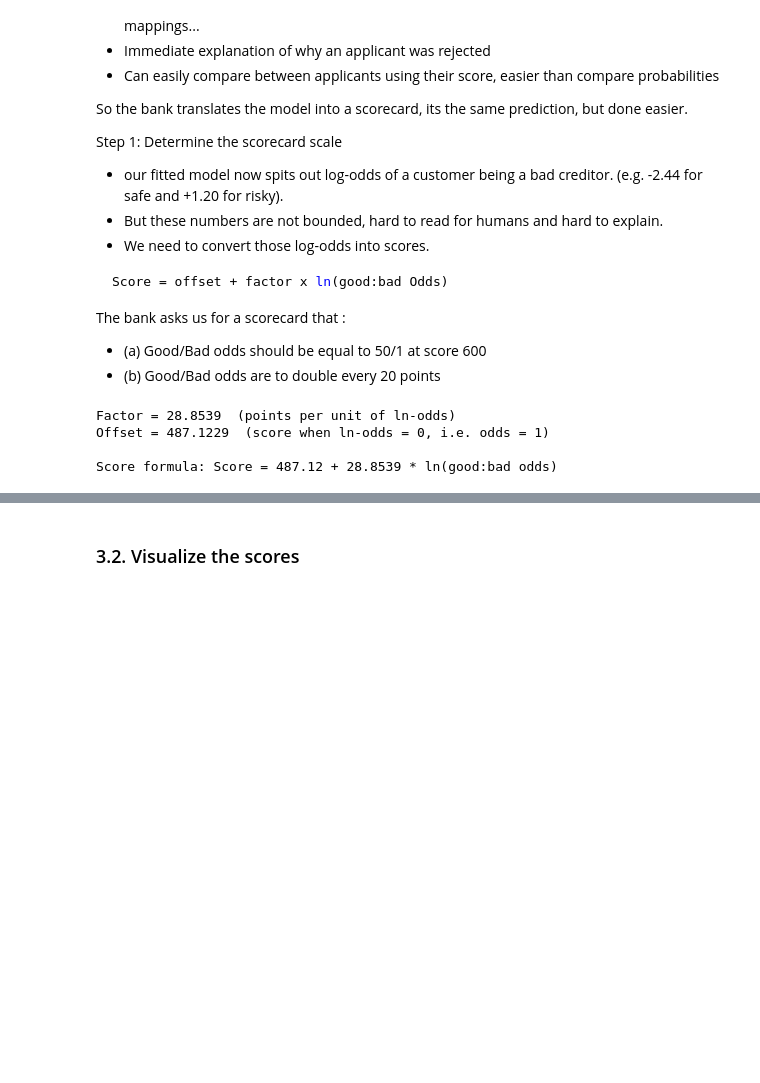
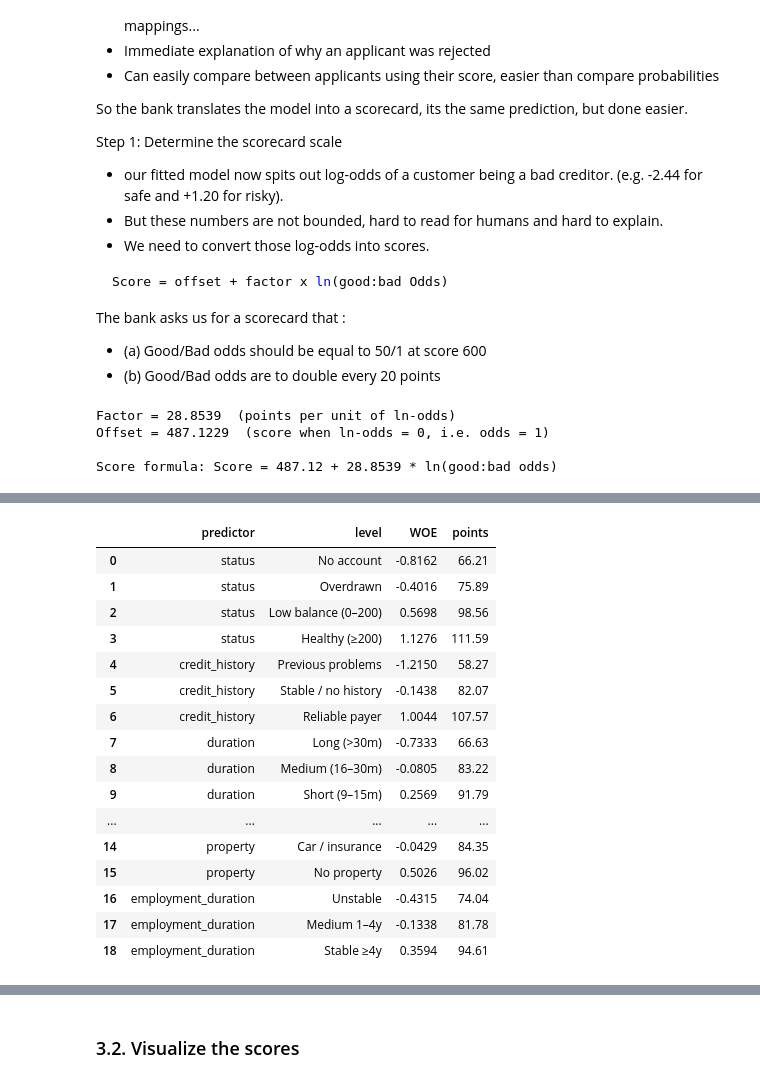
Before and after one commit to Muten-Roshi-Sama/data-science-for-business-KUL, a Jupyter notebook: credit-risk-analysis/A1_Notebook.ipynb, the cells around one changed output, grey strips where cells are left out. Saved outputs shown, nothing was run; the diff lists cells and outputs as text; code cells hidden in the pictures; blank space fills up the shorter version.

```diff
--- a/credit-risk-analysis/A1_Notebook.ipynb
+++ b/credit-risk-analysis/A1_Notebook.ipynb
@@ -1298,2 +1347,18 @@ actual
 # %%
 # Step 4: Calculate points for characteristic levels
+#   Prev step gave us an equation for each customer.
+#   Take the constant terms of this equation, slice it and distribute it to every variable (6).
+
+
+n = len(vars_)                                 # our 6 predictors
+base_slice = (Offset + Factor * b0_good) / n   # floor of each level
+
+print(f"n predictors = {n}")
+print(f"base_slice = (Offset + Factor*b0_good) / n")
+print(f"           = ({Offset:.4f} + {Factor:.4f} * {b0_good:.4f}) / {n}")
+print(f"           = {base_slice:.4f}  points per variable\n")              #
+
+# Sanity: n * base_slice should equal Offset + Factor*b0_good
+print(f"n * base_slice            = {n * base_slice:.4f}")
+print(f"Offset + Factor*b0_good   = {Offset + Factor * b0_good:.4f}")    # 511 is what a customer wit WoE=0 would have ! we just sliced it into 6 parts.
+print(f"(must match)")
@@ -1299,0 +1386,38 @@ actual
+# %%
+# SCORECARD
+rows = []
+for var, beta in zip(vars_, betas_good):
+    tab     = woe_tables[var]
+    lvl_col = "level" if "level" in tab.columns else f"{var}_lvl"
+    for _, r in tab.iterrows():
+        points = base_slice + Factor * beta * r["woe"]
+        rows.append({
+            "predictor": var,
+            "level":     r[lvl_col],
+            "WOE":       round(r["woe"], 4),
+            "points":    round(points, 2),
+        })
+
+scorecard = pd.DataFrame(rows)
+display(scorecard)
+
+
+# swing of each variable
+# %% [output]
+|  | predictor | level | WOE | points |
+| 0 | status | No account | -0.8162 | 66.21 |
+| 1 | status | Overdrawn | -0.4016 | 75.89 |
+| 2 | status | Low balance (0–200) | 0.5698 | 98.56 |
+| 3 | status | Healthy (≥200) | 1.1276 | 111.59 |
+| 4 | credit_history | Previous problems | -1.2150 | 58.27 |
+| 5 | credit_history | Stable / no history | -0.1438 | 82.07 |
+| 6 | credit_history | Reliable payer | 1.0044 | 107.57 |
+| 7 | duration | Long (>30m) | -0.7333 | 66.63 |
+| 8 | duration | Medium (16–30m) | -0.0805 | 83.22 |
+| 9 | duration | Short (9–15m) | 0.2569 | 91.79 |
+| ... | ... | ... | ... | ... |
+| 14 | property | Car / insurance | -0.0429 | 84.35 |
+| 15 | property | No property | 0.5026 | 96.02 |
+| 16 | employment_duration | Unstable | -0.4315 | 74.04 |
+| 17 | employment_duration | Medium 1–4y | -0.1338 | 81.78 |
+| 18 | employment_duration | Stable ≥4y | 0.3594 | 94.61 |
```
Also changed, not shown: parts of 18 cells of this notebook.
